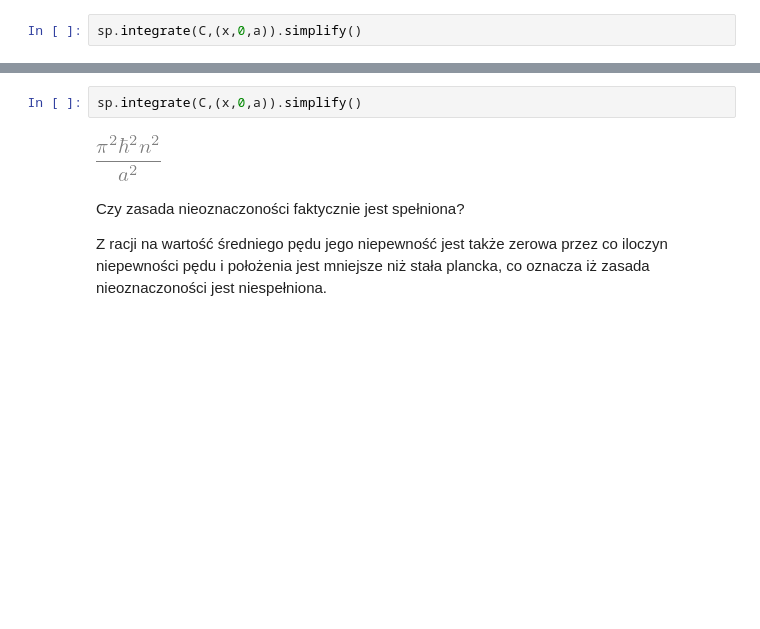
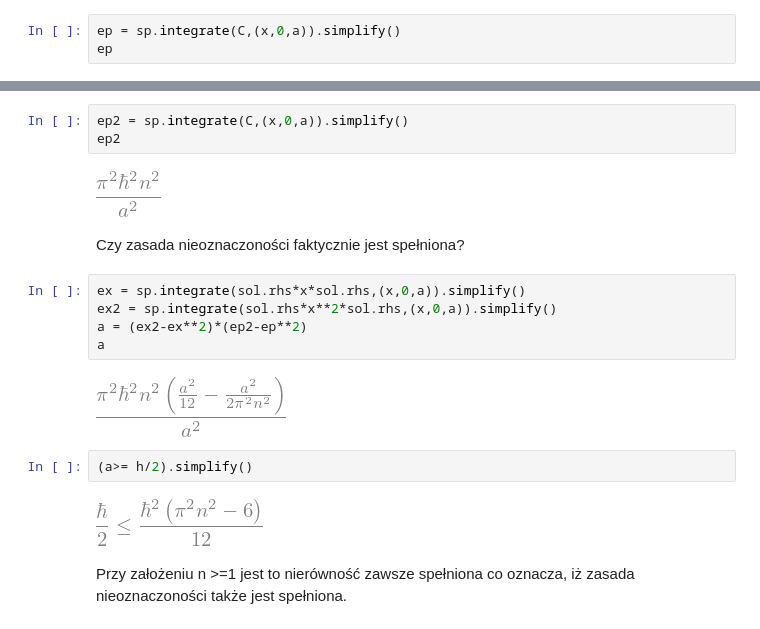
Before and after one commit to PanienkaWrzos/Kwanty_fizyka, a Jupyter notebook: Kwanty_fizyka.ipynb, the cells around one changed output, grey strips where cells are left out. Drawn from its saved outputs; the diff is of its cells as text; blank space fills up the shorter version.

Commit message:
Rozwiąznie v1.1 Poprawka: Prawidłowe obliczenie wariancji zmiennych i wyznaczenie nierówności, aby sprawdzić prawdziwość zasady nieoznaczoności

```diff
--- a/Kwanty_fizyka.ipynb
+++ b/Kwanty_fizyka.ipynb
@@ -36,7 +36,8 @@ C
 # %% [output]
 [figure]
 # %%
-sp.integrate(C,(x,0,a)).simplify()
+ep = sp.integrate(C,(x,0,a)).simplify()
+ep
 # %% [output]
 [figure]
 # %% [markdown]
@@ -52,11 +53,22 @@ C
 # %% [output]
 [figure]
 # %%
-sp.integrate(C,(x,0,a)).simplify()
+ep2 = sp.integrate(C,(x,0,a)).simplify()
+ep2
 # %% [output]
 [figure]
-# %% [markdown]
-
-Czy zasada nieoznaczoności faktycznie jest spełniona?
-
-Z racji na wartość średniego pędu jego niepewność jest także zerowa przez co iloczyn niepewności pędu i położenia jest mniejsze niż stała plancka, co oznacza iż zasada nieoznaczoności jest niespełniona.
+# %% [markdown]
+Czy zasada nieoznaczoności faktycznie jest spełniona?
+# %%
+ex = sp.integrate(sol.rhs*x*sol.rhs,(x,0,a)).simplify()
+ex2 = sp.integrate(sol.rhs*x**2*sol.rhs,(x,0,a)).simplify()
+a = (ex2-ex**2)*(ep2-ep**2)
+a
+# %% [output]
+[figure, added]
+# %%
+(a>= h/2).simplify()
+# %% [output]
+[figure, added]
+# %% [markdown]
+Przy założeniu n >=1 jest to nierówność zawsze spełniona co oznacza, iż zasada nieoznaczoności także jest spełniona.
```
